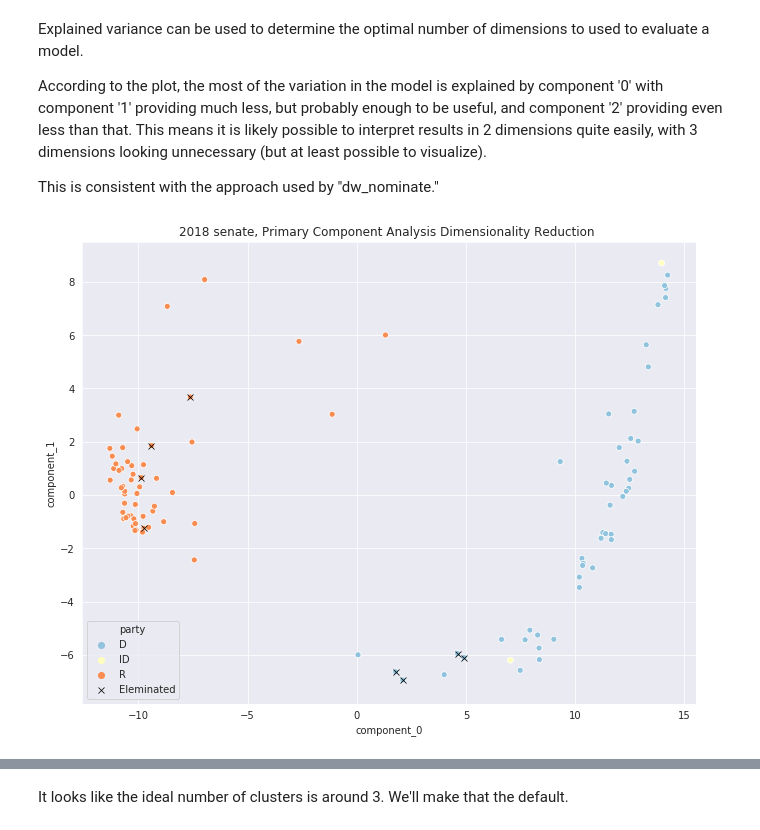
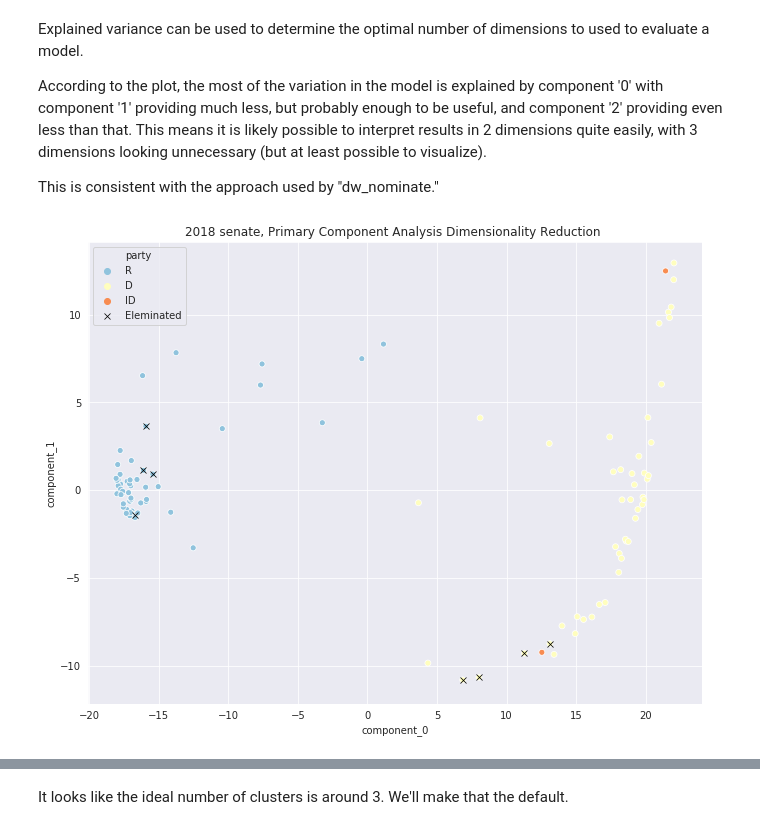
Before and after one commit to Nhorning/Congressional_Survival, a Jupyter notebook: Exploratory Data Analysis.ipynb, the cells around one changed output, grey strips where cells are left out. Drawn from its saved outputs; the diff is of its cells as text; code cells hidden in the pictures.

```diff
--- a/Exploratory Data Analysis.ipynb
+++ b/Exploratory Data Analysis.ipynb
@@ -178,7 +178,7 @@ def positions_df(metalist):
             #handle duplicated positions for malformed returns
             dups = call_positions.duplicated()
             if dups.sum() > 0:
-                call_postions = call_positions.loc[~dups]
+                call_postions = call_positions.drop_duplicates()
                 print('{} dups'.format(dups.sum()), end='')
 
             #MERGE THE POSITIONS FOR A GIVEN ROLL CALL VOTE INTO DATAFRAME <- core of function
@@ -225,6 +225,9 @@ def positions_df(metalist):
 
     #after transposing use the metalist as the index
     dfp.index = metalist
+
+    #final check to make sure members aren't duplicated
+    dfp = dfp.loc[:,~dfp.columns..get_level_values('member_id').duplicated()]
 
     #return the complete data frame
     return dfp
@@ -355,10 +358,13 @@ def load_cache(year, chamber, force=False):
 
         #covert columns to floats - work around for pd.read_csv issue #9435:
 
-        floatcol = voteposdf.columns.levels[-3].astype(float) #<-issue is columns are tuples instead of multi-index
+        floatcol = voteposdf.columns.levels[-3].astype(float) #
         #print(floatcol)#.loc[:,'dw_nominate'].astype(float)
         newcolumns = voteposdf.columns.set_levels(floatcol, level='dw_nominate')
         voteposdf.columns = newcolumns
+
+        #remove duplicated members
+        voteposdf = voteposdf.loc[:,~voteposdf.columns.get_level_values('member_id').duplicated()]
 
         #check for a difference in indexes, if there is one import the delta.
         deltaidx = set(votemetadf.index.tolist()) - set(voteposdf.index.tolist())
@@ -366,7 +372,8 @@ def load_cache(year, chamber, force=False):
             print('Missing data, importing delta')
             delta = positions_df(deltaidx)
             voteposdf = pd.concat([voteposdf, delta], sort=False)
-            voteposdf = voteposdf.loc[:,~voteposdf.columns.duplicated()]
+            #voteposdf = voteposdf.loc[:,~voteposdf.columns.duplicated()]
+            voteposdf = voteposdf.loc[:,~voteposdf.columns.get_level_values('member_id').duplicated()]
             voteposdf.sort_index('index', inplace=True)
             save_csv(year, chamber, voteposdf, pospath)
 
@@ -397,7 +404,7 @@ def load_cache(year, chamber, force=False):
 
 #save_years(2019, 2019)
 
-testmetahouse, test_dfhouse = load_cache(2019, 'house')
+testmetahouse, test_dfhouse = load_cache(2017, 'house')
 test_dfhouse.head()
 #members = import_members(115, 'senate')
 #print(len(members))
@@ -958,7 +950,10 @@ def plot_reduced(chamber, year, n_clusters=1, clusterer=KMeans, party=None,):
     #modify this to point out that id consistenlty identifies the parties
 
     #load a congress
+    _, votes_r = load_cache(year-1, chamber) #get previous session votes and concat
     _, votes = load_cache(year, chamber)
+
+    votes = pd.concat([votes_r,votes])
 
     if party:
         fltr = [x[0] == party for x in votes.columns]
@@ -1000,34 +995,34 @@ def plot_reduced(chamber, year, n_clusters=1, clusterer=KMeans, party=None,):
 
     #find who was eliminated the following year
     ded = [(x.year == year+1 and x.month == 1) for x in reduced_df.end_date]
 
     #plot data
     sns.set_style('darkgrid')
     f, ax = plt.subplots(1,1, figsize=(11,8.5))
 
     if n_clusters > 1:
         n_colors = n_clusters
         hue = 'cluster_id'
     else:
         n_colors = len(reduced_df.party.unique())
         hue = 'party'
 
     color = sns.color_palette('RdYlBu_r', n_colors=n_colors)
     #sns.scatterplot('x', 'y', data=reduced_df, hue='cluster_id', palette=color) # for automatic party detection
     sns.scatterplot('component_0', 'component_1', data=reduced_df, hue=hue , palette=color)
     sns.scatterplot('component_0', 'component_1', data=reduced_df[ded], marker='x', color='black', label='Eleminated')
 
     ax.legend()
     ax.set_title('{} {}, Primary Component Analysis Dimensionality Reduction '.format(str(year), chamber,))
     plt.show()
 
     #return dataframe
     return reduced_df
 
 #test run
 senate_reduced = plot_reduced('senate', 2018)#, party='D')
 # %% [output]
-[figure, old version]
+[figure, new version]
 # %%
 senate_reduced = plot_reduced('senate', 2018, n_clusters=2)#, party='D')
 # %% [output]
```
Also changed, not shown: parts of 13 cells of this notebook, 3 other files.
